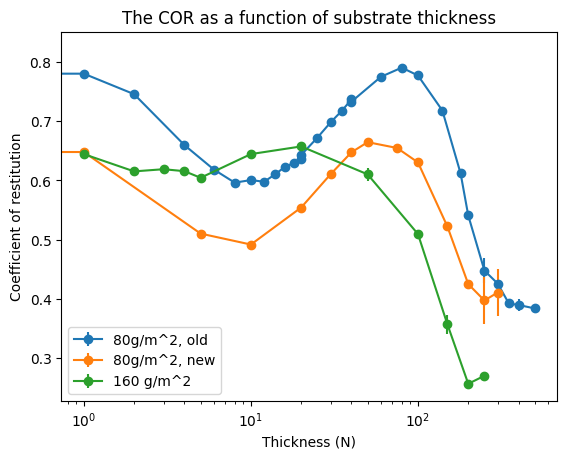
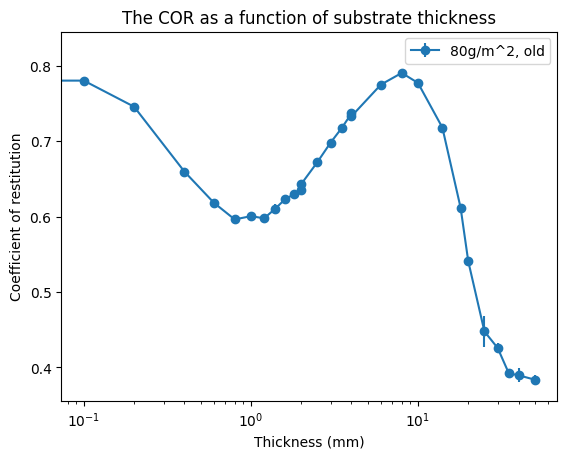
The change to this notebook cell's code, shown as a diff; its figure went from the first image to the second:
--- before
+++ after
@@ -15,17 +15,5 @@
 
 
-plt.errorbar(d80_old_N_sorted, d80_old_COR_sorted, yerr= d80_old_COR_err_sorted, fmt = '-o', label = "80g/m^2, old")
-plt.errorbar(Thickness_80d_newpaper_unique, avg_COR_80d_newpaper, yerr = COR_err_80d_newpaper, fmt = '-o', label = "80g/m^2, new")
-plt.errorbar(Thickness_160d_unique, avg_COR_160d, yerr = COR_err_160d, fmt = '-o', label = '160 g/m^2')
-plt.title('The COR as a function of substrate thickness')
-plt.xlabel('Thickness (N)')
-plt.ylabel('Coefficient of restitution')
-plt.xscale('log')
-plt.legend()
-plt.show()
-
 plt.errorbar(d80_old_mm, d80_old_COR_sorted, yerr= d80_old_COR_err_sorted, fmt = '-o', label = "80g/m^2, old")
-plt.errorbar(Thickness_80d_newpaper_mm, avg_COR_80d_newpaper, yerr = COR_err_80d_newpaper, fmt = '-o', label = "80g/m^2, new")
-plt.errorbar(Thickness_160d_mm, avg_COR_160d, yerr = COR_err_160d, fmt = '-o', label = '160 g/m^2')
 plt.title('The COR as a function of substrate thickness')
 plt.xlabel('Thickness (mm)')

Commit: Update Manou_Liesker_combinedata.ipynb